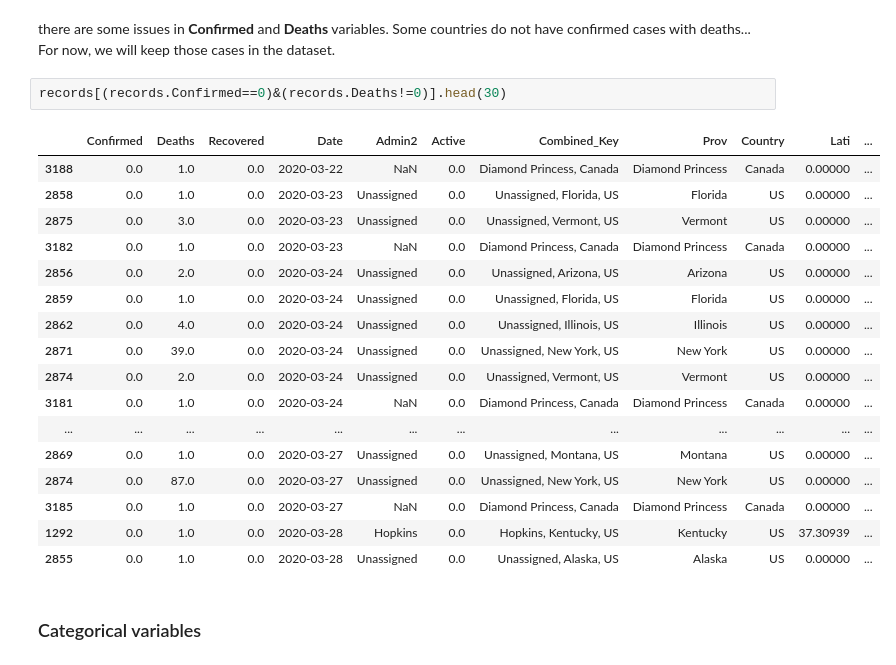
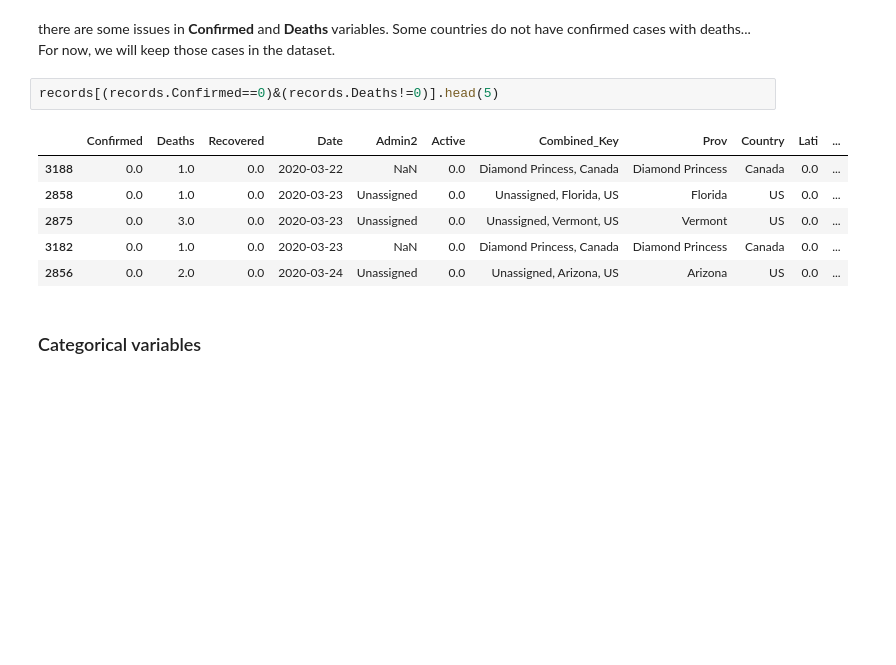
Before and after one commit to BWhannou/Covid_mobility, a Jupyter notebook: Exploratory Data Analysis.ipynb, the cells around one changed output. Drawn from its saved outputs; the diff is of its cells as text; blank space fills up the shorter version.

```diff
--- a/Exploratory Data Analysis.ipynb
+++ b/Exploratory Data Analysis.ipynb
@@ -163,25 +163,14 @@ records = records[[not x for x in np.isnan(records.Confirmed)]]
 # %% [markdown]
 there are some issues in **Confirmed** and **Deaths** variables. Some countries do not have confirmed cases with deaths... For now, we will keep those cases in the dataset.
 # %%
-records[(records.Confirmed==0)&(records.Deaths!=0)].head(30)
+records[(records.Confirmed==0)&(records.Deaths!=0)].head(5)
 # %% [output]
 |  | Confirmed | Deaths | Recovered | Date | Admin2 | Active | Combined_Key | Prov | Country | Lati | ... |
-| 3188 | 0.0 | 1.0 | 0.0 | 2020-03-22 | NaN | 0.0 | Diamond Princess, Canada | Diamond Princess | Canada | 0.00000 | ... |
-| 2858 | 0.0 | 1.0 | 0.0 | 2020-03-23 | Unassigned | 0.0 | Unassigned, Florida, US | Florida | US | 0.00000 | ... |
-| 2875 | 0.0 | 3.0 | 0.0 | 2020-03-23 | Unassigned | 0.0 | Unassigned, Vermont, US | Vermont | US | 0.00000 | ... |
-| 3182 | 0.0 | 1.0 | 0.0 | 2020-03-23 | NaN | 0.0 | Diamond Princess, Canada | Diamond Princess | Canada | 0.00000 | ... |
-| 2856 | 0.0 | 2.0 | 0.0 | 2020-03-24 | Unassigned | 0.0 | Unassigned, Arizona, US | Arizona | US | 0.00000 | ... |
-| 2859 | 0.0 | 1.0 | 0.0 | 2020-03-24 | Unassigned | 0.0 | Unassigned, Florida, US | Florida | US | 0.00000 | ... |
-| 2862 | 0.0 | 4.0 | 0.0 | 2020-03-24 | Unassigned | 0.0 | Unassigned, Illinois, US | Illinois | US | 0.00000 | ... |
-| 2871 | 0.0 | 39.0 | 0.0 | 2020-03-24 | Unassigned | 0.0 | Unassigned, New York, US | New York | US | 0.00000 | ... |
-| 2874 | 0.0 | 2.0 | 0.0 | 2020-03-24 | Unassigned | 0.0 | Unassigned, Vermont, US | Vermont | US | 0.00000 | ... |
-| 3181 | 0.0 | 1.0 | 0.0 | 2020-03-24 | NaN | 0.0 | Diamond Princess, Canada | Diamond Princess | Canada | 0.00000 | ... |
-| ... | ... | ... | ... | ... | ... | ... | ... | ... | ... | ... | ... |
-| 2869 | 0.0 | 1.0 | 0.0 | 2020-03-27 | Unassigned | 0.0 | Unassigned, Montana, US | Montana | US | 0.00000 | ... |
-| 2874 | 0.0 | 87.0 | 0.0 | 2020-03-27 | Unassigned | 0.0 | Unassigned, New York, US | New York | US | 0.00000 | ... |
-| 3185 | 0.0 | 1.0 | 0.0 | 2020-03-27 | NaN | 0.0 | Diamond Princess, Canada | Diamond Princess | Canada | 0.00000 | ... |
-| 1292 | 0.0 | 1.0 | 0.0 | 2020-03-28 | Hopkins | 0.0 | Hopkins, Kentucky, US | Kentucky | US | 37.30939 | ... |
-| 2855 | 0.0 | 1.0 | 0.0 | 2020-03-28 | Unassigned | 0.0 | Unassigned, Alaska, US | Alaska | US | 0.00000 | ... |
+| 3188 | 0.0 | 1.0 | 0.0 | 2020-03-22 | NaN | 0.0 | Diamond Princess, Canada | Diamond Princess | Canada | 0.0 | ... |
+| 2858 | 0.0 | 1.0 | 0.0 | 2020-03-23 | Unassigned | 0.0 | Unassigned, Florida, US | Florida | US | 0.0 | ... |
+| 2875 | 0.0 | 3.0 | 0.0 | 2020-03-23 | Unassigned | 0.0 | Unassigned, Vermont, US | Vermont | US | 0.0 | ... |
+| 3182 | 0.0 | 1.0 | 0.0 | 2020-03-23 | NaN | 0.0 | Diamond Princess, Canada | Diamond Princess | Canada | 0.0 | ... |
+| 2856 | 0.0 | 2.0 | 0.0 | 2020-03-24 | Unassigned | 0.0 | Unassigned, Arizona, US | Arizona | US | 0.0 | ... |
 # %% [markdown]
 ### Categorical variables
 # %%
```
